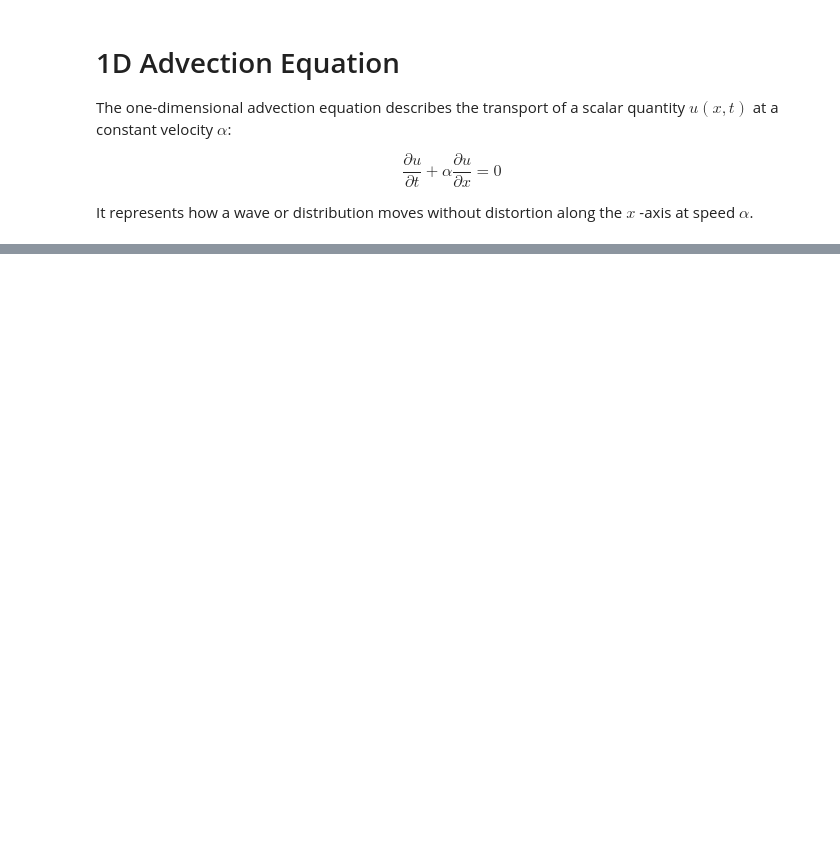
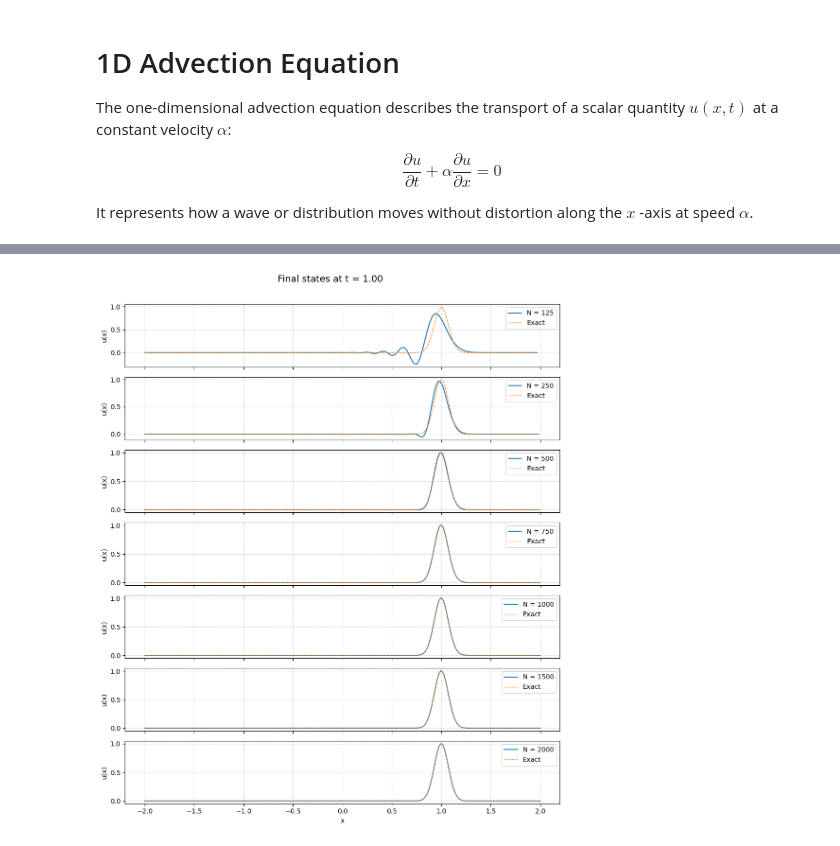
Before and after one commit to DavidBAMBA/Method-of-Line, a Jupyter notebook: Advection/advection-1d.ipynb, the cells around one changed output, grey strips where cells are left out. Drawn from its saved outputs; the diff is of its cells as text; code cells hidden in the pictures; blank space fills up the shorter version.

```diff
--- a/Advection/advection-1d.ipynb
+++ b/Advection/advection-1d.ipynb
@@ -151,0 +298,5 @@ Peak position (Backward): 0.000000000000000
+# %%
+
+plot_all_final_states(solutions, resolutions, t, alpha)
+# %% [output]
+[figure, added]
```
Also changed, not shown: parts of 16 cells of this notebook.
